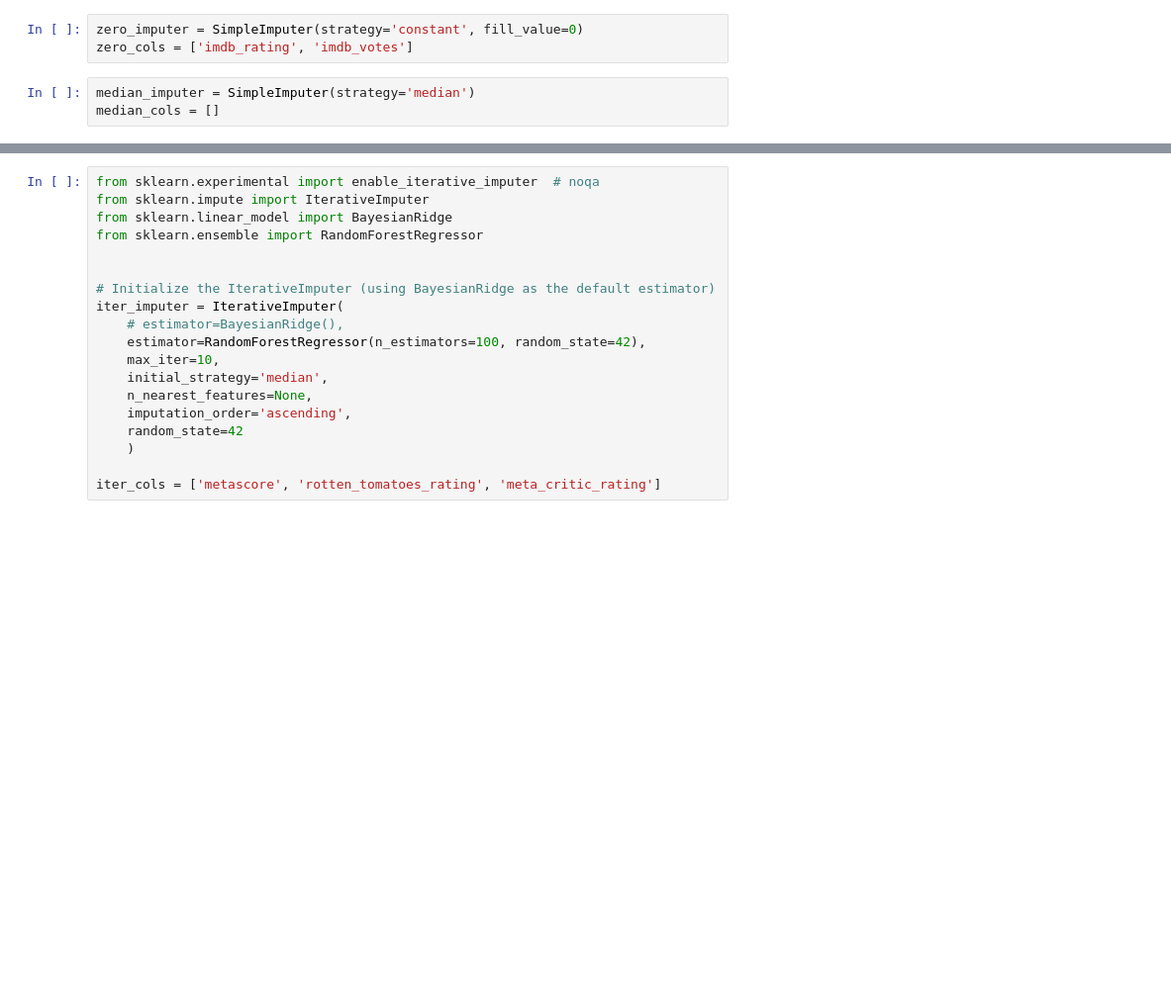
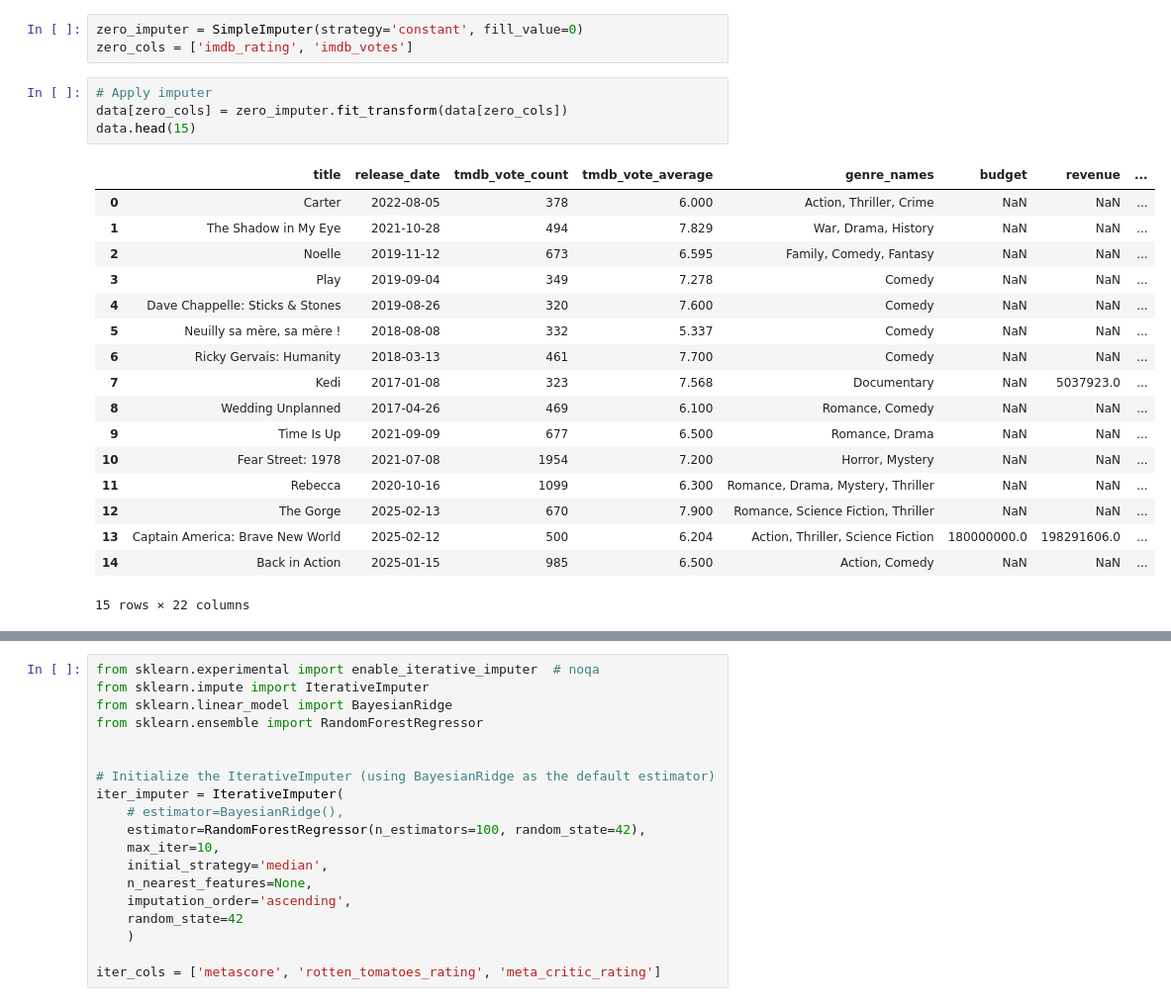
Before and after one commit to JustaKris/Are-You-Not-Entertained, a Jupyter notebook: notebooks/01_movies_data_cleaning.ipynb, the cells around one changed output, grey strips where cells are left out. Shown: that part at 99% size. Drawn from its saved outputs; the diff is of its cells as text; blank space fills up the shorter version.

```diff
--- a/notebooks/01_movies_data_cleaning.ipynb
+++ b/notebooks/01_movies_data_cleaning.ipynb
@@ -276,6 +295,25 @@ cat_cols = ['production_company_name', 'production_country_name', 'spoken_langua
 # %%
 zero_imputer = SimpleImputer(strategy='constant', fill_value=0)
 zero_cols = ['imdb_rating', 'imdb_votes']
-# %%
-median_imputer = SimpleImputer(strategy='median')
-median_cols = []
+# %%
+# Apply imputer
+data[zero_cols] = zero_imputer.fit_transform(data[zero_cols])
+data.head(15)
+# %% [output]
+|  | title | release_date | tmdb_vote_count | tmdb_vote_average | genre_names | budget | revenue | ... |
+| 0 | Carter | 2022-08-05 | 378 | 6.000 | Action, Thriller, Crime | NaN | NaN | ... |
+| 1 | The Shadow in My Eye | 2021-10-28 | 494 | 7.829 | War, Drama, History | NaN | NaN | ... |
+| 2 | Noelle | 2019-11-12 | 673 | 6.595 | Family, Comedy, Fantasy | NaN | NaN | ... |
+| 3 | Play | 2019-09-04 | 349 | 7.278 | Comedy | NaN | NaN | ... |
+| 4 | Dave Chappelle: Sticks & Stones | 2019-08-26 | 320 | 7.600 | Comedy | NaN | NaN | ... |
+| 5 | Neuilly sa mère, sa mère ! | 2018-08-08 | 332 | 5.337 | Comedy | NaN | NaN | ... |
+| 6 | Ricky Gervais: Humanity | 2018-03-13 | 461 | 7.700 | Comedy | NaN | NaN | ... |
+| 7 | Kedi | 2017-01-08 | 323 | 7.568 | Documentary | NaN | 5037923.0 | ... |
+| 8 | Wedding Unplanned | 2017-04-26 | 469 | 6.100 | Romance, Comedy | NaN | NaN | ... |
+| 9 | Time Is Up | 2021-09-09 | 677 | 6.500 | Romance, Drama | NaN | NaN | ... |
+| 10 | Fear Street: 1978 | 2021-07-08 | 1954 | 7.200 | Horror, Mystery | NaN | NaN | ... |
+| 11 | Rebecca | 2020-10-16 | 1099 | 6.300 | Romance, Drama, Mystery, Thriller | NaN | NaN | ... |
+| 12 | The Gorge | 2025-02-13 | 670 | 7.900 | Romance, Science Fiction, Thriller | NaN | NaN | ... |
+| 13 | Captain America: Brave New World | 2025-02-12 | 500 | 6.204 | Action, Thriller, Science Fiction | 180000000.0 | 198291606.0 | ... |
+| 14 | Back in Action | 2025-01-15 | 985 | 6.500 | Action, Comedy | NaN | NaN | ... |
+15 rows × 22 columns
```
Also changed, not shown: parts of 18 cells of this notebook, 1 other file.
